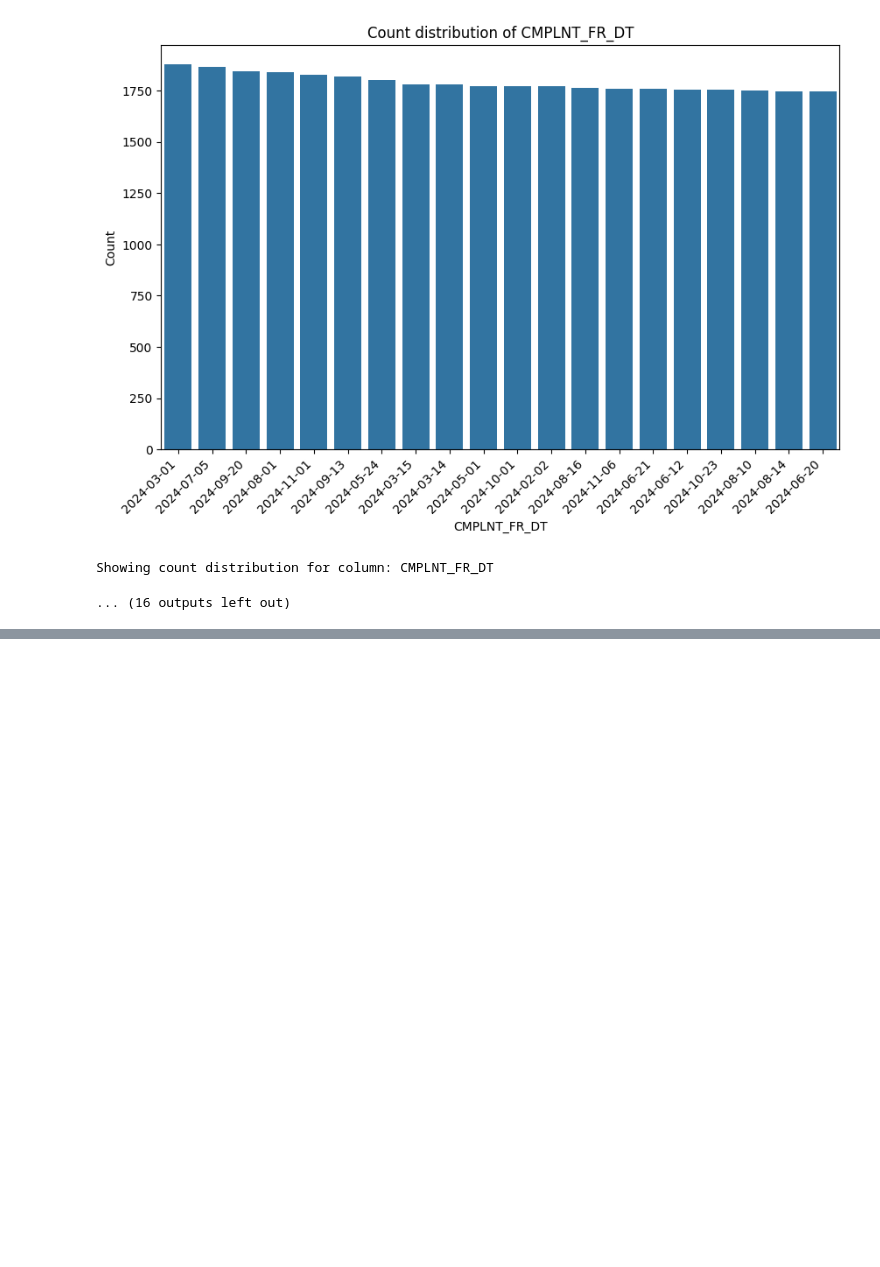
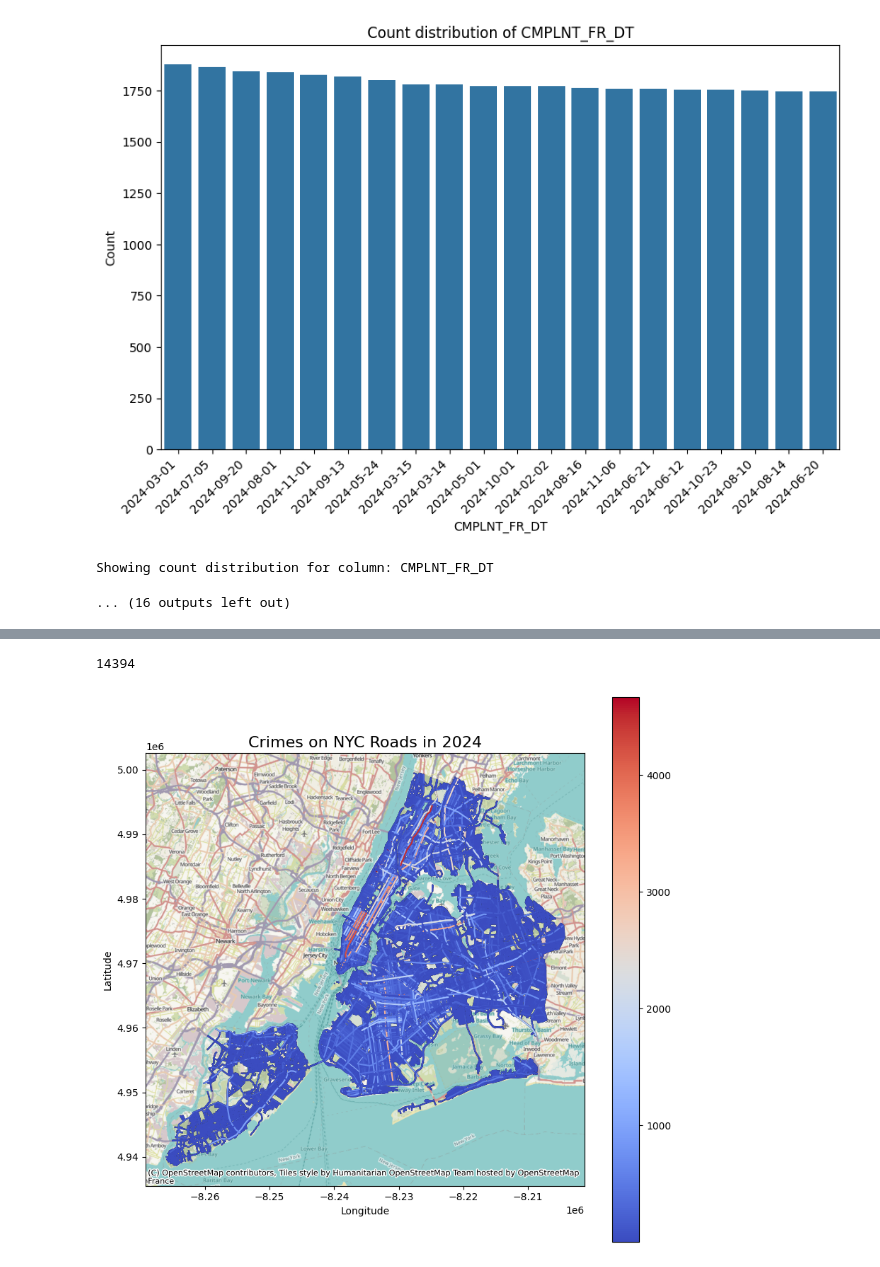
Before and after one commit to gcivil-nyu-org/team2-wed-spring25, a Jupyter notebook: transform_data.ipynb, the cells around one changed output, grey strips where cells are left out. Saved outputs shown, nothing was run; the diff lists cells and outputs as text; code cells hidden in the pictures; blank space fills up the shorter version.

```diff
--- a/transform_data.ipynb
+++ b/transform_data.ipynb
@@ -139,0 +192,9 @@ gdf_final.head()
+# %%
+roads_gdf = ny_roads_final.to_crs("EPSG:2263")  # EPSG:2263 is a state plane CRS in feet
+points_gdf = gdf.to_crs("EPSG:2263")  # Reproject points as well
+
+# Step 3: Buffer the roads by 20 feet
+buffer_radius = 20  # Buffer size in feet
+roads_gdf['geometry'] = roads_gdf.buffer(buffer_radius)
+
+joined_gdf = gpd.sjoin(points_gdf, roads_gdf, how='inner', predicate='intersects')
@@ -139,0 +215,12 @@ gdf_final.head()
+# %%
+# Group by 'OFNS_DESC' and 'LINEARID', then count occurrences of 'CMPLNT_NUM'
+summary_table = joined_gdf.groupby(['LINEARID'])['CMPLNT_NUM'].count().reset_index()
+
+# Optional: Rename the count column for clarity
+summary_table = summary_table.rename(columns={'CMPLNT_NUM': 'CMPLNT_COUNT'})
+# %%
+# join summary table with the original data
+summary_table_new = summary_table.merge(ny_roads_final[['LINEARID', 'geometry']], on='LINEARID', how='inner')
+len(summary_table_new)
+# %% [output]
+14394
@@ -139,0 +229,18 @@ gdf_final.head()
+# %%
+# Map the summary table
+
+summary_table_new = gpd.GeoDataFrame(summary_table_new, geometry='geometry')
+crime_counts_per_road = joined_gdf.groupby('LINEARID')['CMPLNT_NUM'].count().reset_index()
+summary_table_new = summary_table_new.to_crs(epsg=3857)
+
+# Plot the geometries (points) on the map
+ax = summary_table_new.plot(edgecolor='black', figsize=(10, 10))
+
+summary_table_new.plot(column='CMPLNT_COUNT', ax=ax, legend=True, cmap='coolwarm', markersize=10)
+ctx.add_basemap(ax)
+plt.title("Crimes on NYC Roads in 2024", fontsize=16)
+plt.xlabel("Longitude")
+plt.ylabel("Latitude")
+plt.show()
+# %% [output]
+[figure, added]
```
Also changed, not shown: parts of 13 cells of this notebook.
